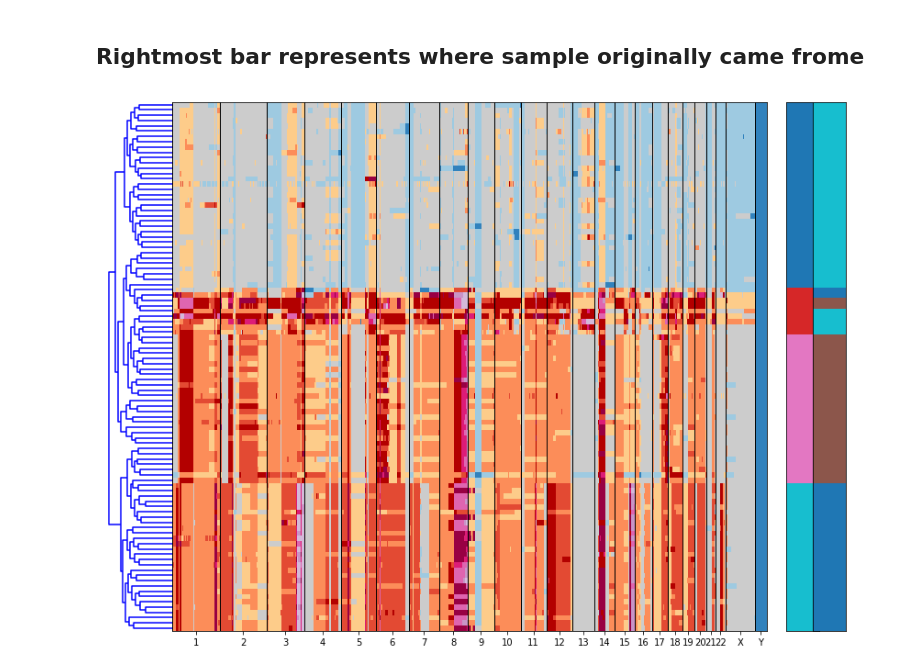
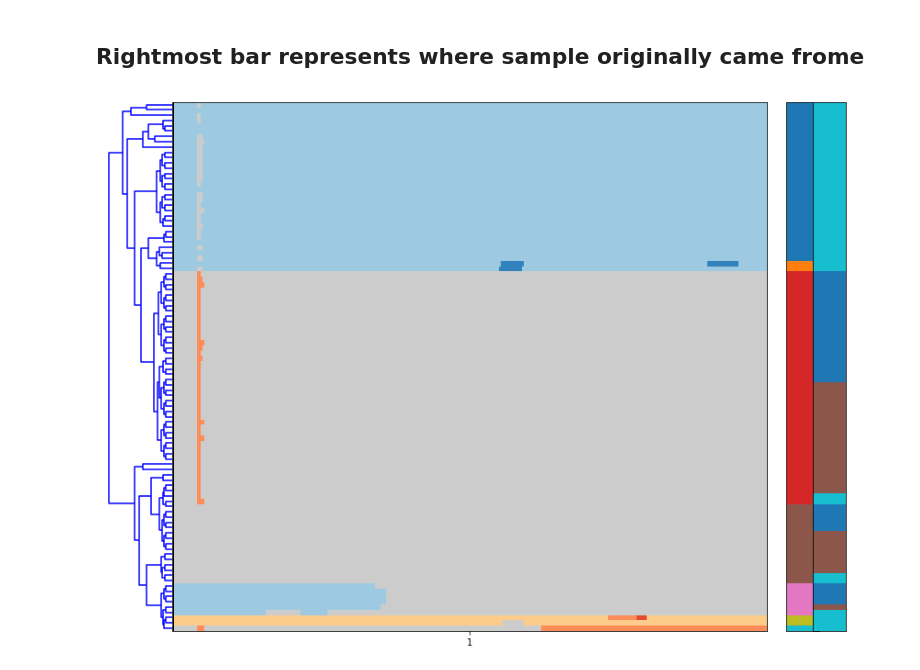
Before and after one commit to shahcompbio/scgenome-deprecated, a Jupyter notebook: notebooks/bhc_pruning.ipynb, the cells around one changed output. Saved outputs shown, nothing was run; the diff lists cells and outputs as text; code cells hidden in the pictures.

```diff
--- a/notebooks/bhc_pruning.ipynb
+++ b/notebooks/bhc_pruning.ipynb
@@ -12,3 +13,5 @@ import time
 all_cn_data_fp = "/Users/massoudmaher/data/sc_1935_1936_1937_cn_data_qc.csv"
 all_cn_data = pd.read_csv(all_cn_data_fp)
 all_cn_data = all_cn_data.iloc[:,1:]
+###
+all_cn_data = all_cn_data[all_cn_data["chr"]=="X"]
@@ -105,12 +121,12 @@ g = g.map(plt.scatter, "threshold", "naive_num_clusters")
 # %%
 cmixed_cn_data = mixed_cn_data.copy()
-clustering = sch.fcluster(lbhc_plot_data, 13, criterion="distance")
+clustering = sch.fcluster(lbhc_plot_data, 7, criterion="distance")
 cmixed_cn_data = cncluster.prune_cluster(clustering, bhc_cell_ids, mixed_cn_data)
 
 fig = plt.figure(figsize=(10, 8))
 bimatrix_data = cnplot.plot_clustered_cell_cn_matrix_figure(
     fig, cmixed_cn_data, "state", cluster_field_name="bhc_cluster_id",
     linkage=lbhc_plot_data, origin_field_name="origin_id_int")
 # %% [output]
-[figure, old version]
+[figure, new version]
 # %%
```
Also changed, not shown: parts of 11 cells of this notebook, 3 other files.
